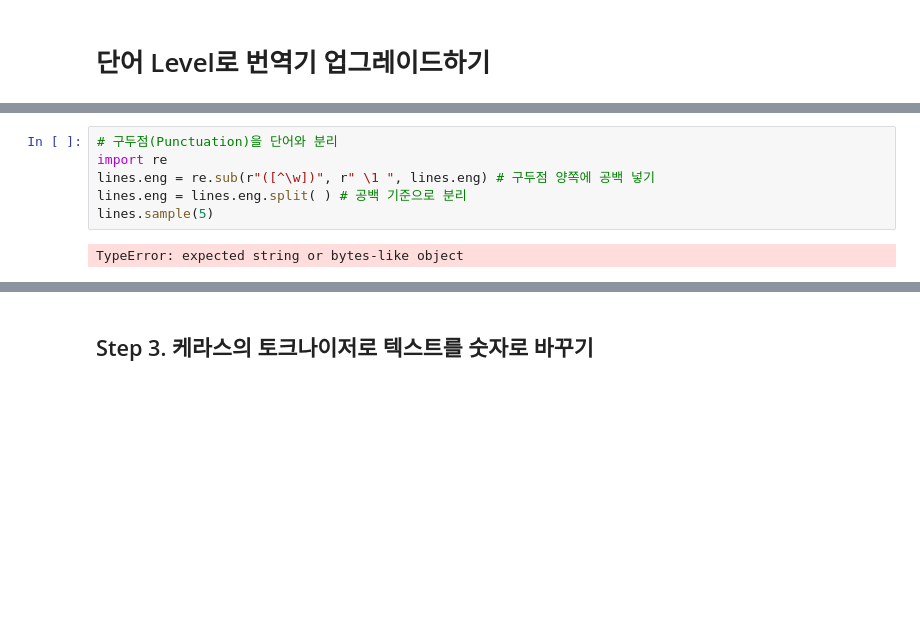
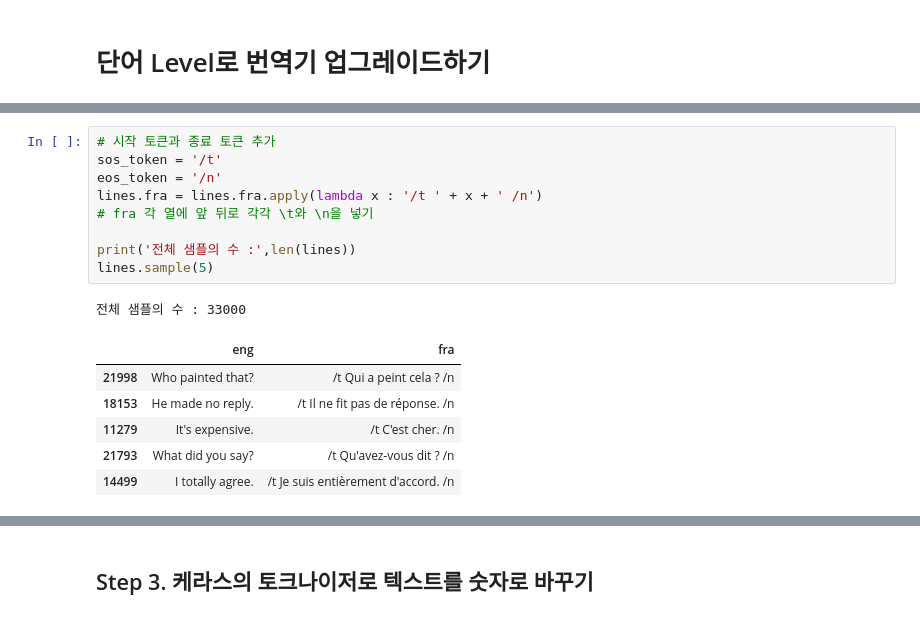
Before and after one commit to soy53/AIFFEL, a Jupyter notebook: Exploration/[E-10]translator.ipynb, the cells around one changed output, grey strips where cells are left out. Drawn from its saved outputs; the diff is of its cells as text; blank space fills up the shorter version.

```diff
--- a/Exploration/[E-10]translator.ipynb
+++ b/Exploration/[E-10]translator.ipynb
@@ -41,8 +43,17 @@ lines.sample(5)
-# %%
-# 구두점(Punctuation)을 단어와 분리
-import re
-lines.eng = re.sub(r"([^\w])", r" \1 ", lines.eng) # 구두점 양쪽에 공백 넣기
-lines.eng = lines.eng.split( ) # 공백 기준으로 분리
-lines.sample(5)
-# %% [output]
-TypeError: expected string or bytes-like object
+# %%
+# 시작 토큰과 종료 토큰 추가
+sos_token = '/t'
+eos_token = '/n'
+lines.fra = lines.fra.apply(lambda x : '/t ' + x + ' /n')
+# fra 각 열에 앞 뒤로 각각 \t와 \n을 넣기
+
+print('전체 샘플의 수 :',len(lines))
+lines.sample(5)
+# %% [output]
+전체 샘플의 수 : 33000
+|  | eng | fra |
+| 21998 | Who painted that? | /t Qui a peint cela ? /n |
+| 18153 | He made no reply. | /t Il ne fit pas de réponse. /n |
+| 11279 | It's expensive. | /t C'est cher. /n |
+| 21793 | What did you say? | /t Qu'avez-vous dit ? /n |
+| 14499 | I totally agree. | /t Je suis entièrement d'accord. /n |
```
Also changed, not shown: parts of 35 cells of this notebook.
